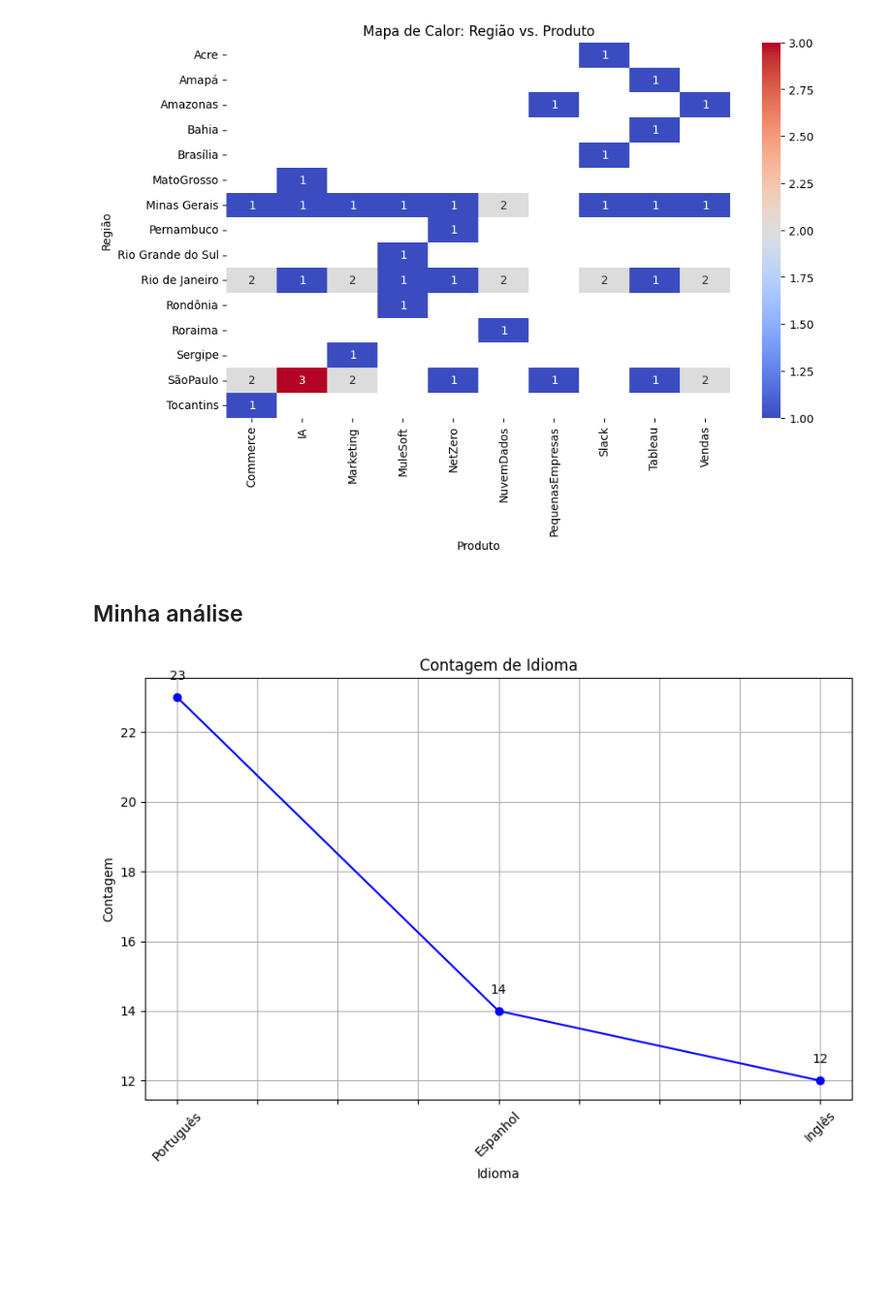
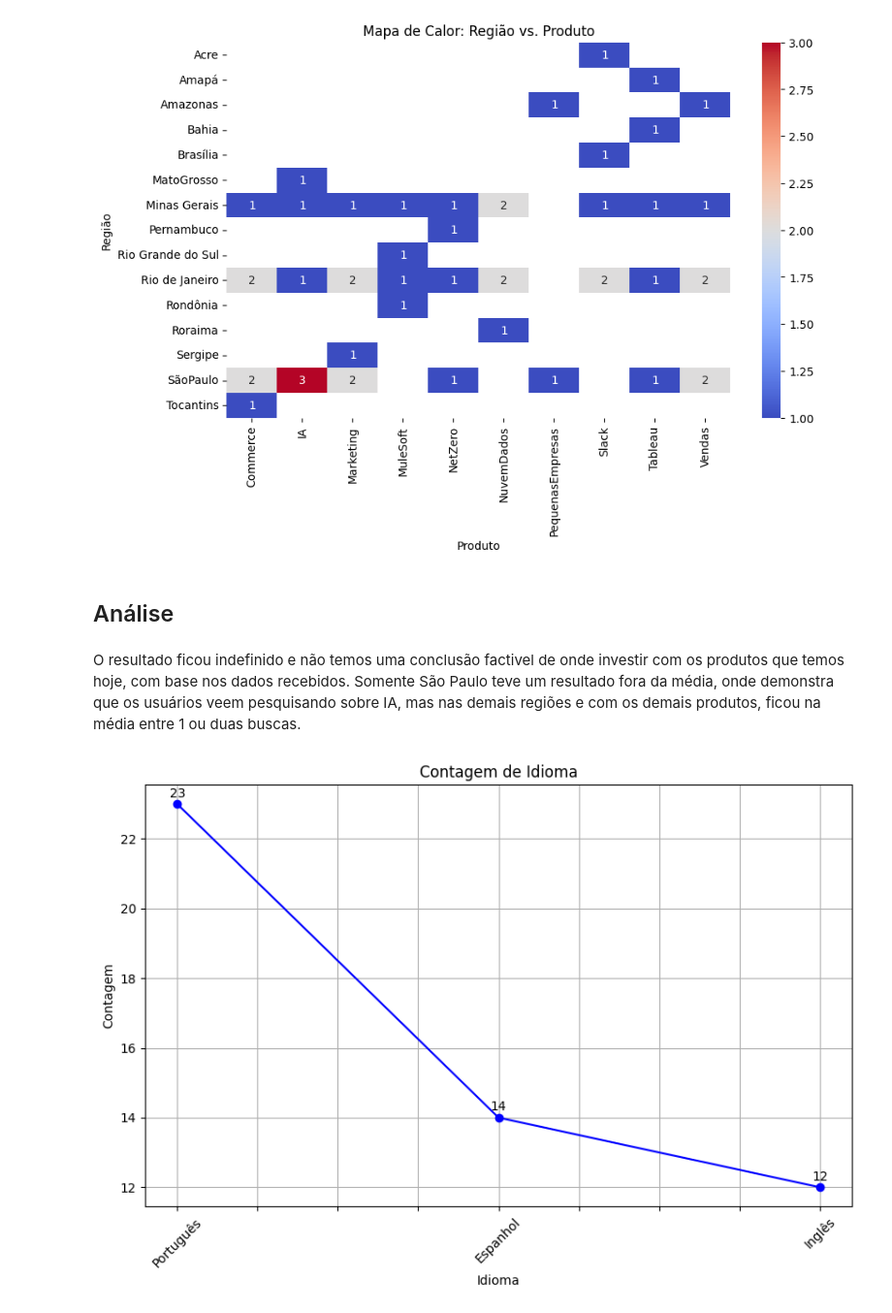
Before and after one commit to patinaomi/sprint-3-fiap, a Jupyter notebook: AI & Chatbot/Analise-Contato.ipynb, the cells around one changed output. Shown at 97% size. Drawn from its saved outputs; the diff is of its cells as text; code cells hidden in the pictures; blank space fills up the shorter version.

```diff
--- a/AI & Chatbot/Analise-Contato.ipynb
+++ b/AI & Chatbot/Analise-Contato.ipynb
@@ -129,32 +131,34 @@ sns.heatmap(heatmap_data, cmap='coolwarm', annot=True, fmt='g')
 plt.show()
 # %% [output]
 [figure]
-# %% [markdown]
-## Minha análise
+# %% [markdown]
+## Análise
+# %% [markdown]
+O resultado ficou indefinido e não temos uma conclusão factivel de onde investir com os produtos que temos hoje, com base nos dados recebidos. Somente São Paulo teve um resultado fora da média, onde demonstra que os usuários veem pesquisando sobre IA, mas nas demais regiões e com os demais produtos, ficou na média entre 1 ou duas buscas.
 # %%
 ##---------------------( Análise pelo Idioma de contato  )---------------------##
 
 # Aqui posso precisar contratar mais gente especializada em uma lingua por exemplo.
 
 # Criar DataFrame
 df_idioma = pd.DataFrame(dados)
 
 # Contagem de idiomas
 contagem_idioma = df_idioma['Idioma'].value_counts()
 
 # Gráfico
 plt.figure(figsize=(10, 6))
 contagem_idioma.plot(kind='line', marker='o', color='blue')
 plt.title('Contagem de Idioma')
 plt.xlabel('Idioma')
 plt.ylabel('Contagem')
 plt.xticks(rotation=45)
 plt.grid(True)
 
 # Adicionar os números nas bolinhas com a quantidade de contatos
 for i, valor in enumerate(contagem_idioma):
-    plt.text(i, valor + 0.5, str(valor), ha='center', color='black')
+    plt.text(i, valor + 0.2, str(valor), ha='center', color='black')
 
 plt.show()
 # %% [output]
-[figure, old version]
+[figure, new version]
```
Also changed, not shown: parts of 7 cells of this notebook, 3 other files.
